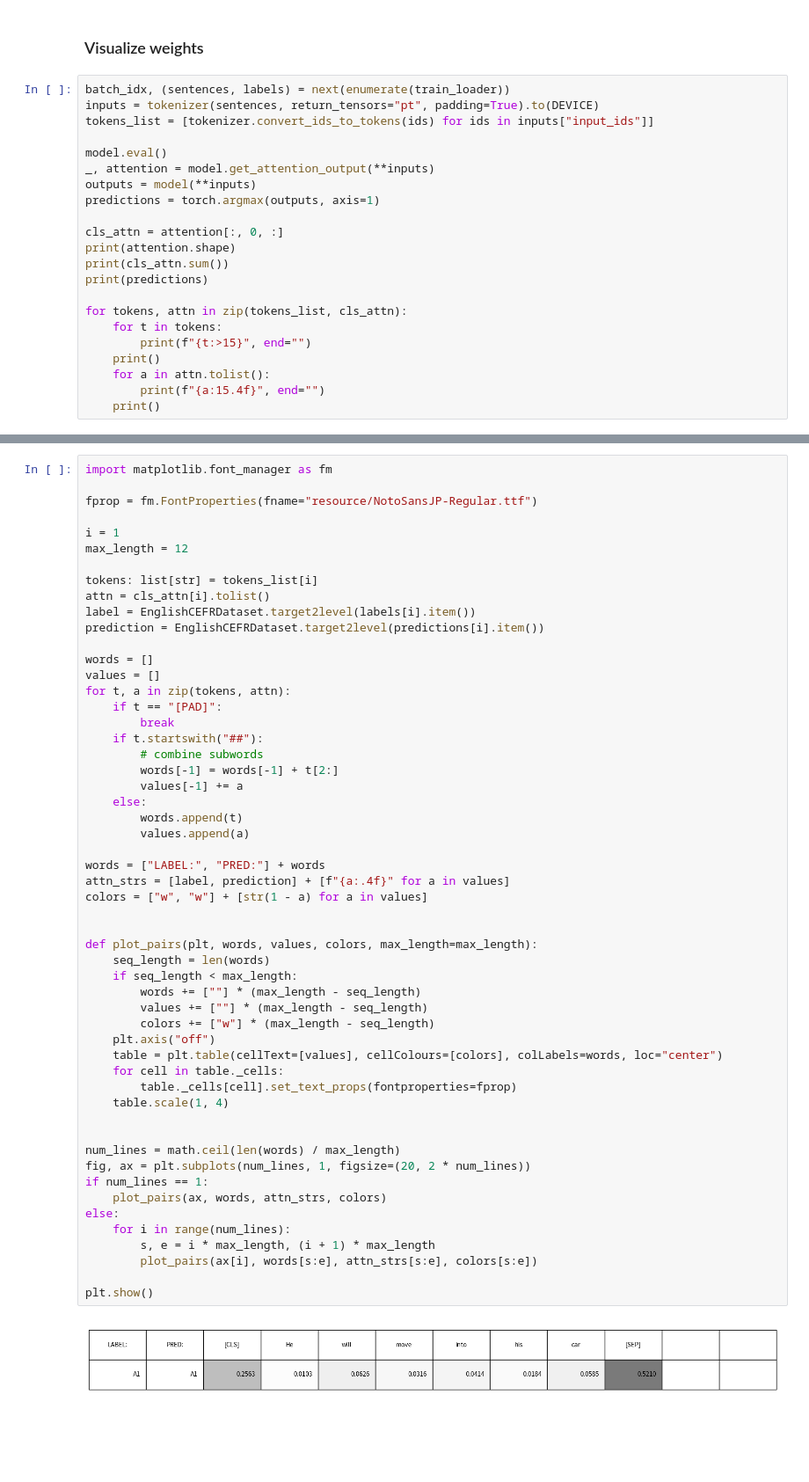
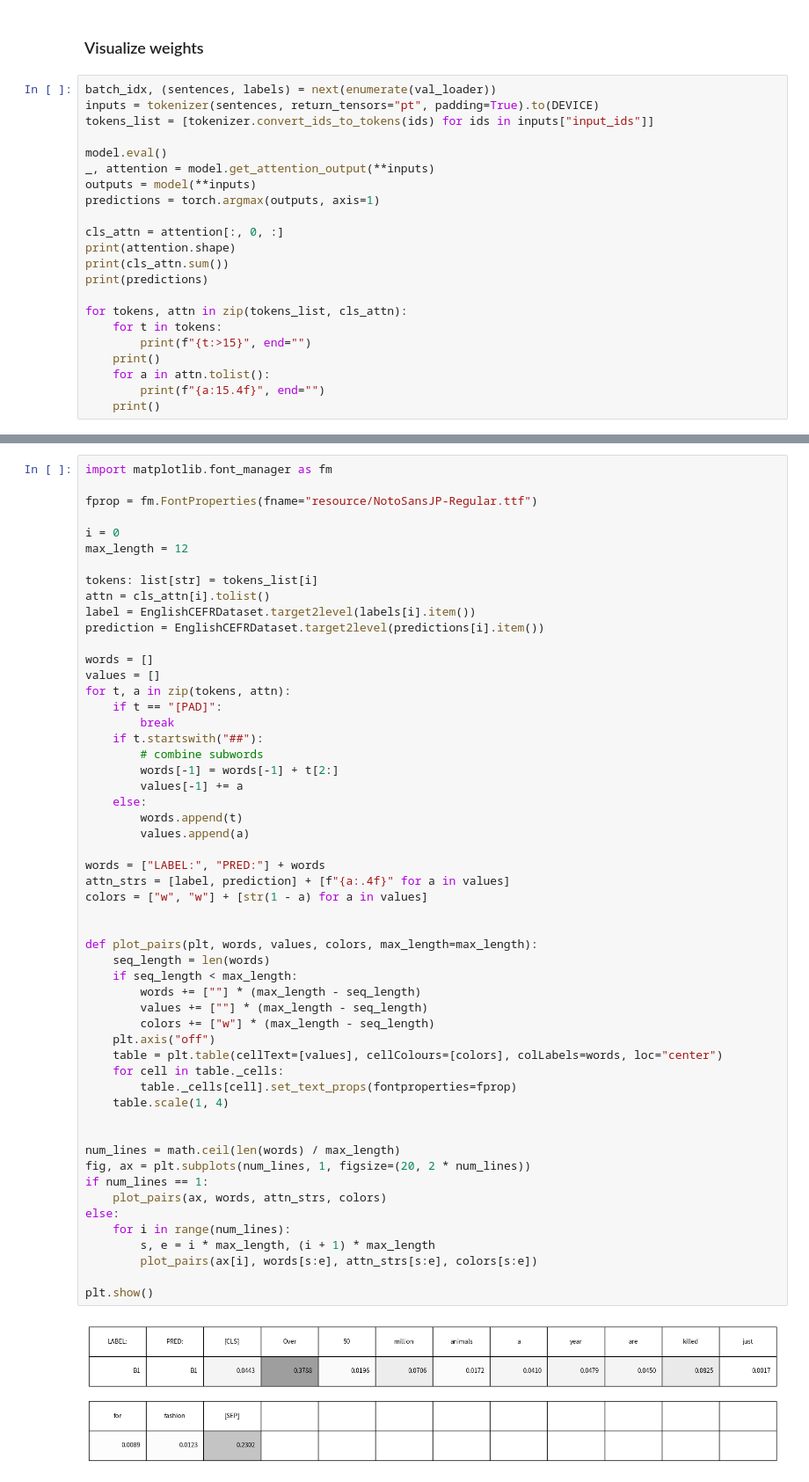
Before and after one commit to KaFaiFai/JLPT-Difficulty-Predictor, a Jupyter notebook: visualize_english.ipynb, the cells around one changed output, grey strips where cells are left out. Shown at 88% size. Drawn from its saved outputs; the diff is of its cells as text; blank space fills up the shorter version.

```diff
--- a/visualize_english.ipynb
+++ b/visualize_english.ipynb
@@ -105,7 +104,7 @@ KeyboardInterrupt:
 # %% [markdown]
 ### Visualize weights
 # %%
-batch_idx, (sentences, labels) = next(enumerate(train_loader))
+batch_idx, (sentences, labels) = next(enumerate(val_loader))
 inputs = tokenizer(sentences, return_tensors="pt", padding=True).to(DEVICE)
 tokens_list = [tokenizer.convert_ids_to_tokens(ids) for ids in inputs["input_ids"]]
 
@@ -143,7 +142,7 @@ import matplotlib.font_manager as fm
 
 fprop = fm.FontProperties(fname="resource/NotoSansJP-Regular.ttf")
 
-i = 1
+i = 0
 max_length = 12
 
 tokens: list[str] = tokens_list[i]
@@ -166,31 +165,31 @@ for t, a in zip(tokens, attn):
 
 words = ["LABEL:", "PRED:"] + words
 attn_strs = [label, prediction] + [f"{a:.4f}" for a in values]
 colors = ["w", "w"] + [str(1 - a) for a in values]
 
 
 def plot_pairs(plt, words, values, colors, max_length=max_length):
     seq_length = len(words)
     if seq_length < max_length:
         words += [""] * (max_length - seq_length)
         values += [""] * (max_length - seq_length)
         colors += ["w"] * (max_length - seq_length)
     plt.axis("off")
     table = plt.table(cellText=[values], cellColours=[colors], colLabels=words, loc="center")
     for cell in table._cells:
         table._cells[cell].set_text_props(fontproperties=fprop)
     table.scale(1, 4)
 
 
 num_lines = math.ceil(len(words) / max_length)
 fig, ax = plt.subplots(num_lines, 1, figsize=(20, 2 * num_lines))
 if num_lines == 1:
     plot_pairs(ax, words, attn_strs, colors)
 else:
     for i in range(num_lines):
         s, e = i * max_length, (i + 1) * max_length
         plot_pairs(ax[i], words[s:e], attn_strs[s:e], colors[s:e])
 
 plt.show()
 # %% [output]
-[figure, old version]
+[figure, new version]
```
Also changed, not shown: parts of 4 cells of this notebook, 1 other file.
